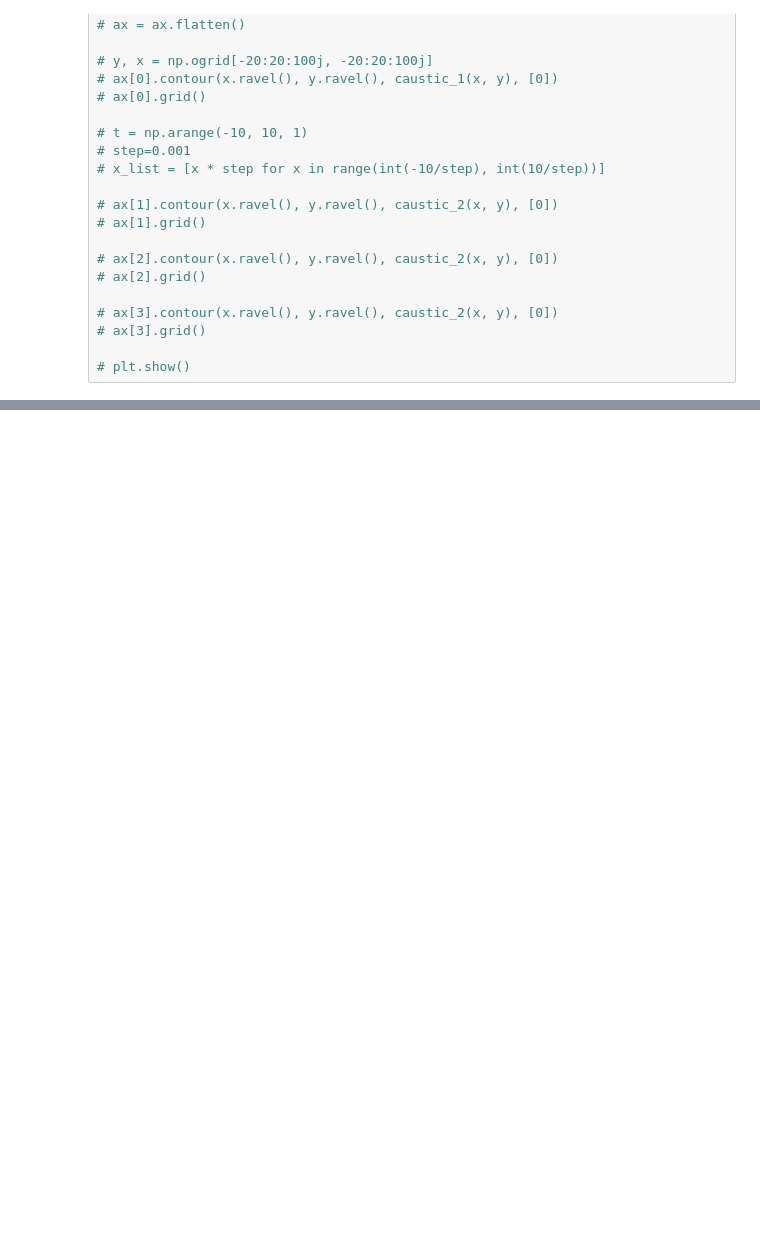
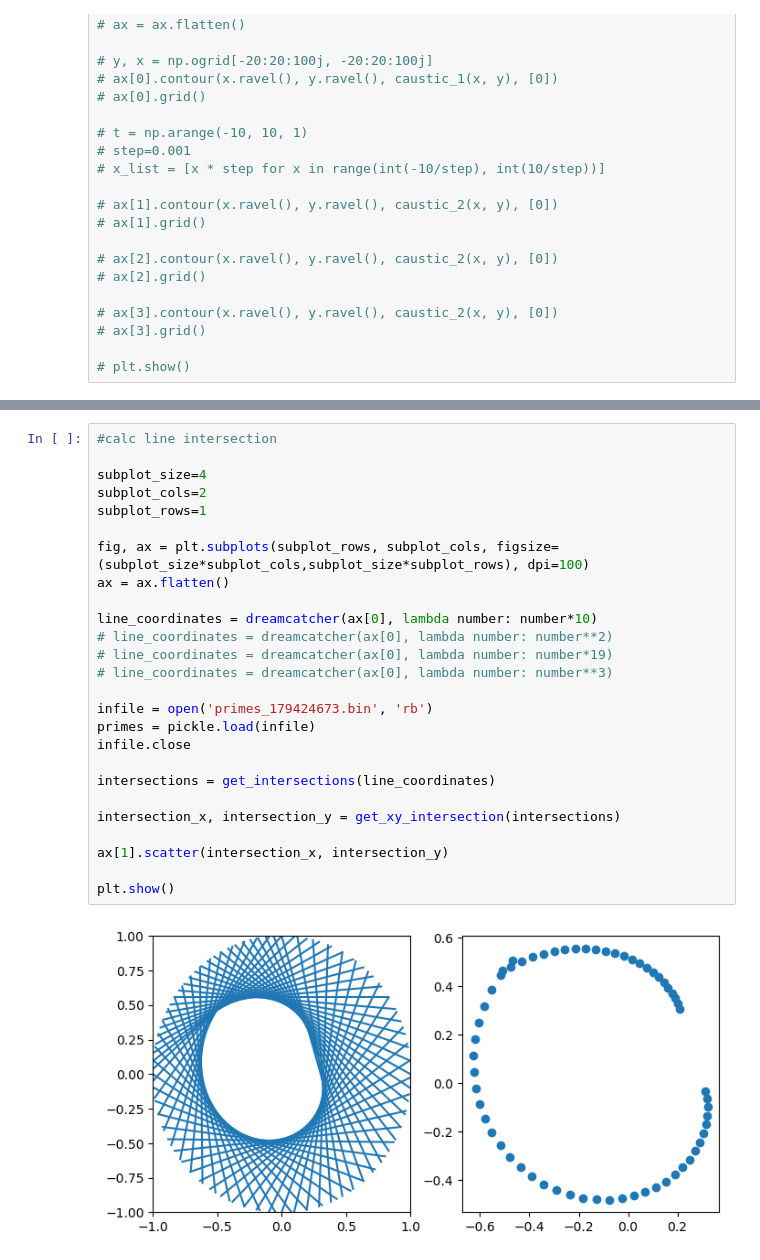
Before and after one commit to Sultanow/pedal_curves, a Jupyter notebook: python/notebooks/caustics.ipynb, the cells around one changed output, grey strips where cells are left out. Saved outputs shown, nothing was run; the diff lists cells and outputs as text; blank space fills up the shorter version.

Commit message:
Intersection calculation

```diff
--- a/python/notebooks/caustics.ipynb
+++ b/python/notebooks/caustics.ipynb
@@ -139,0 +202,28 @@ def caustic_3(x, y):
+# %%
+#calc line intersection
+
+subplot_size=4
+subplot_cols=2
+subplot_rows=1
+
+fig, ax = plt.subplots(subplot_rows, subplot_cols, figsize=(subplot_size*subplot_cols,subplot_size*subplot_rows), dpi=100)
+ax = ax.flatten()
+
+line_coordinates = dreamcatcher(ax[0], lambda number: number*10)
+# line_coordinates = dreamcatcher(ax[0], lambda number: number**2)
+# line_coordinates = dreamcatcher(ax[0], lambda number: number*19)
+# line_coordinates = dreamcatcher(ax[0], lambda number: number**3)
+
+infile = open('primes_179424673.bin', 'rb')
+primes = pickle.load(infile)
+infile.close
+
+intersections = get_intersections(line_coordinates)
+
+intersection_x, intersection_y = get_xy_intersection(intersections)
+
+ax[1].scatter(intersection_x, intersection_y)
+
+plt.show()
+# %% [output]
+[figure, added]
```
Also changed, not shown: parts of 2 cells of this notebook.
